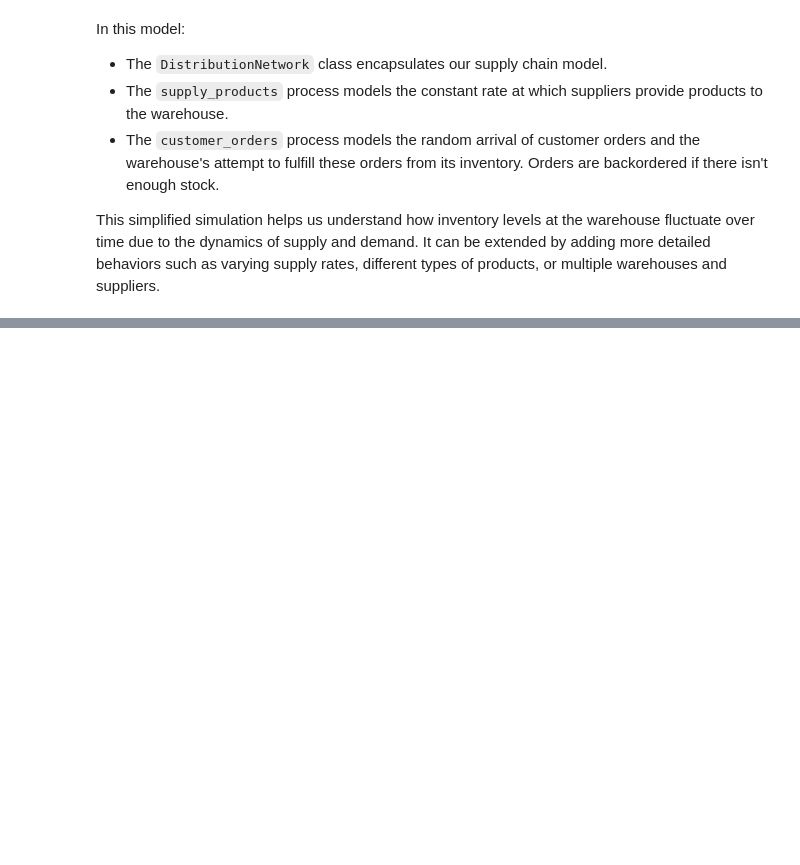
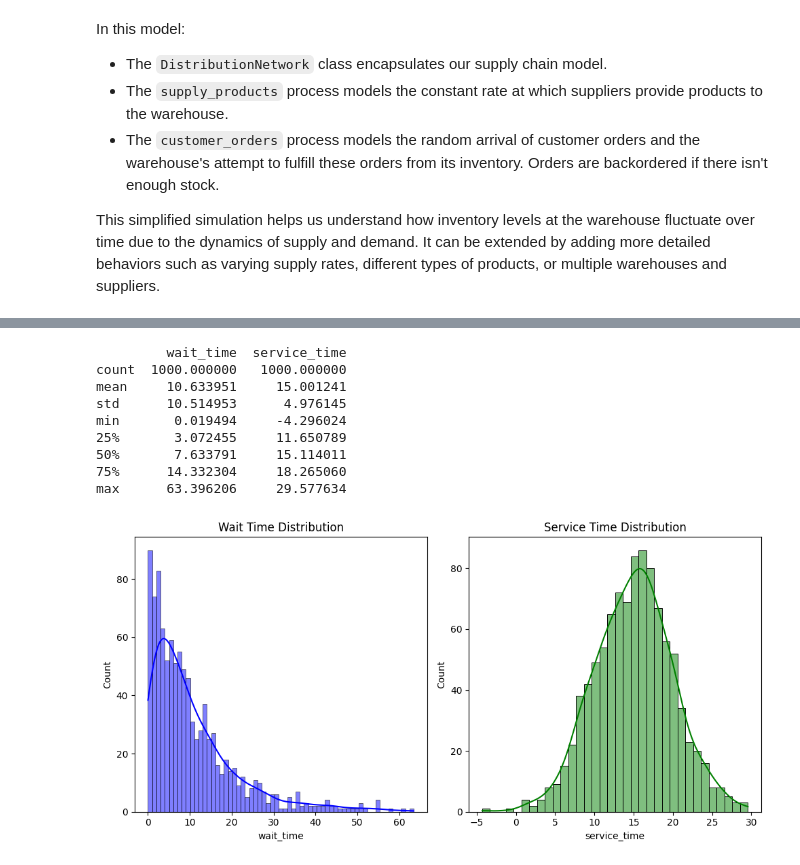
Before and after one commit to miguel-conde/simulation, a Jupyter notebook: PYTHON/notebooks/simpy_and_system_dynamics.ipynb, the cells around one changed output, grey strips where cells are left out. Cells and saved outputs as stored; diff of their text form; code cells hidden in the pictures; blank space fills up the shorter version.

```diff
--- a/PYTHON/notebooks/simpy_and_system_dynamics.ipynb
+++ b/PYTHON/notebooks/simpy_and_system_dynamics.ipynb
@@ -525,0 +675,38 @@ This simplified simulation helps us understand how inventory levels at the wareh
+# %%
+import pandas as pd
+import numpy as np
+import matplotlib.pyplot as plt
+import seaborn as sns
+
+# Assume df is a pandas DataFrame containing our simulation data
+df = pd.DataFrame({
+    'wait_time': np.random.exponential(scale=10, size=1000),
+    'service_time': np.random.normal(loc=15, scale=5, size=1000)
+})
+
+# Descriptive Statistics
+print(df.describe())
+
+# Visualization
+plt.figure(figsize=(10, 5))
+plt.subplot(1, 2, 1)
+sns.histplot(df['wait_time'], kde=True, color='blue', binwidth=1)
+plt.title('Wait Time Distribution')
+
+plt.subplot(1, 2, 2)
+sns.histplot(df['service_time'], kde=True, color='green', binwidth=1)
+plt.title('Service Time Distribution')
+
+plt.tight_layout()
+plt.show()
+# %% [output]
+         wait_time  service_time
+count  1000.000000   1000.000000
+mean     10.633951     15.001241
+std      10.514953      4.976145
+min       0.019494     -4.296024
+25%       3.072455     11.650789
+50%       7.633791     15.114011
+75%      14.332304     18.265060
+max      63.396206     29.577634
+[figure, added]
```
Also changed, not shown: parts of 71 cells of this notebook.
